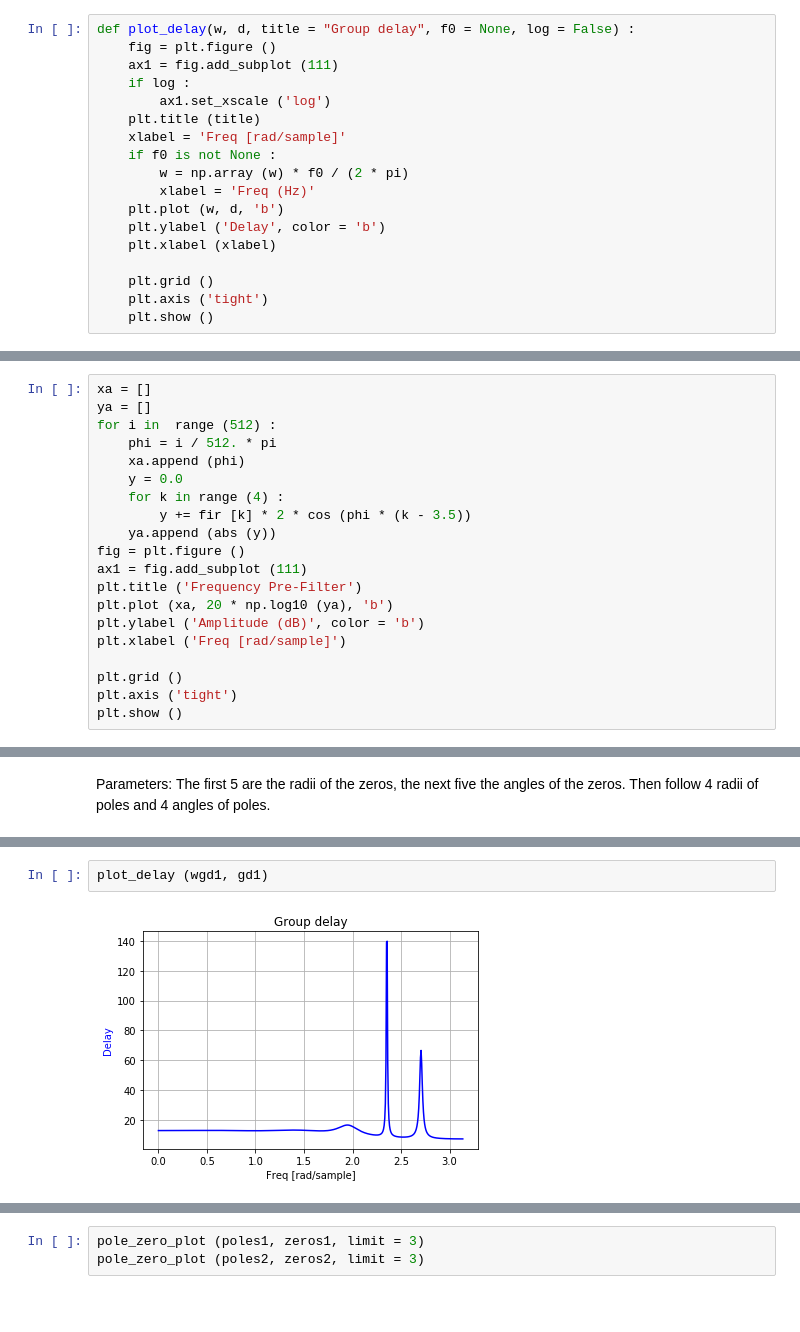
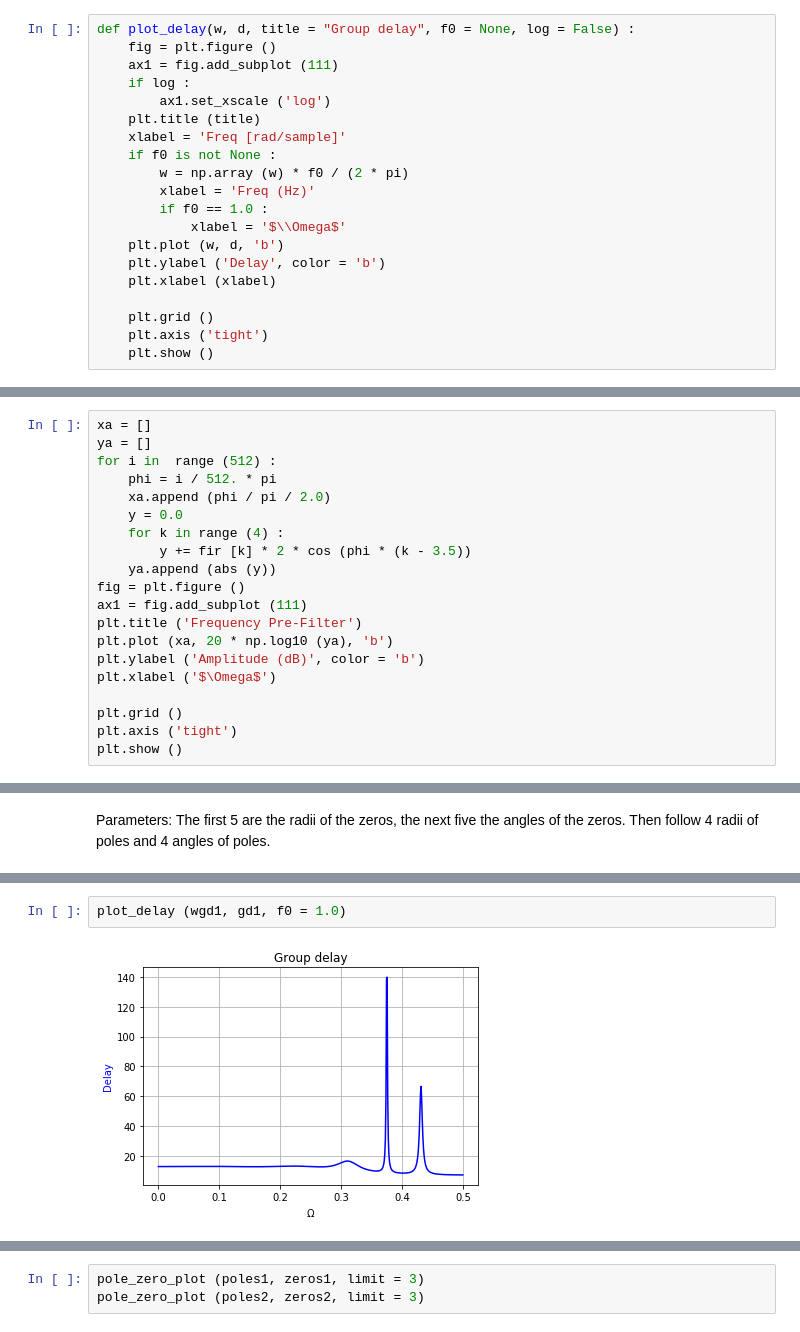
Before and after one commit to schlatterbeck/filter-optimizer, a Jupyter notebook: IIR_Filter.ipynb, the cells around one changed output, grey strips where cells are left out. Drawn from its saved outputs; the diff is of its cells as text; blank space fills up the shorter version.

```diff
--- a/IIR_Filter.ipynb
+++ b/IIR_Filter.ipynb
@@ -41,6 +47,8 @@ def plot_delay(w, d, title = "Group delay", f0 = None, log = False) :
     if f0 is not None :
         w = np.array (w) * f0 / (2 * pi)
         xlabel = 'Freq (Hz)'
+        if f0 == 1.0 :
+            xlabel = '$\\Omega$'
     plt.plot (w, d, 'b')
     plt.ylabel ('Delay', color = 'b')
     plt.xlabel (xlabel)
@@ -205,7 +213,7 @@ xa = []
 ya = []
 for i in  range (512) :
     phi = i / 512. * pi
-    xa.append (phi)
+    xa.append (phi / pi / 2.0)
     y = 0.0
     for k in range (4) :
         y += fir [k] * 2 * cos (phi * (k - 3.5))
@@ -215,7 +223,7 @@ ax1 = fig.add_subplot (111)
 plt.title ('Frequency Pre-Filter')
 plt.plot (xa, 20 * np.log10 (ya), 'b')
 plt.ylabel ('Amplitude (dB)', color = 'b')
-plt.xlabel ('Freq [rad/sample]')
+plt.xlabel ('$\Omega$')
 
 plt.grid ()
 plt.axis ('tight')
@@ -265,5 +283,5 @@ plot_response (w1, h1)
 # %%
-plot_delay (wgd1, gd1)
+plot_delay (wgd1, gd1, f0 = 1.0)
 # %% [output]
-[figure, old version]
+[figure, new version]
 # %%
```
Also changed, not shown: parts of 9 cells of this notebook.
